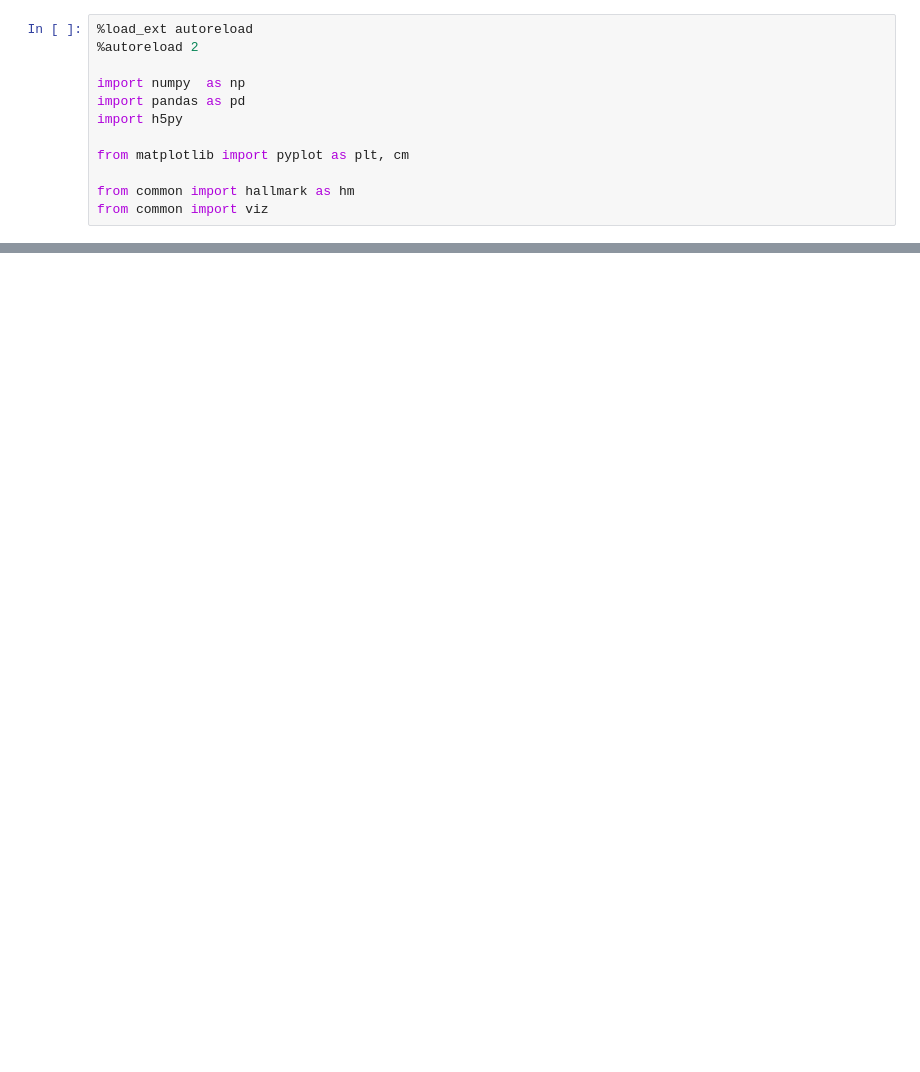
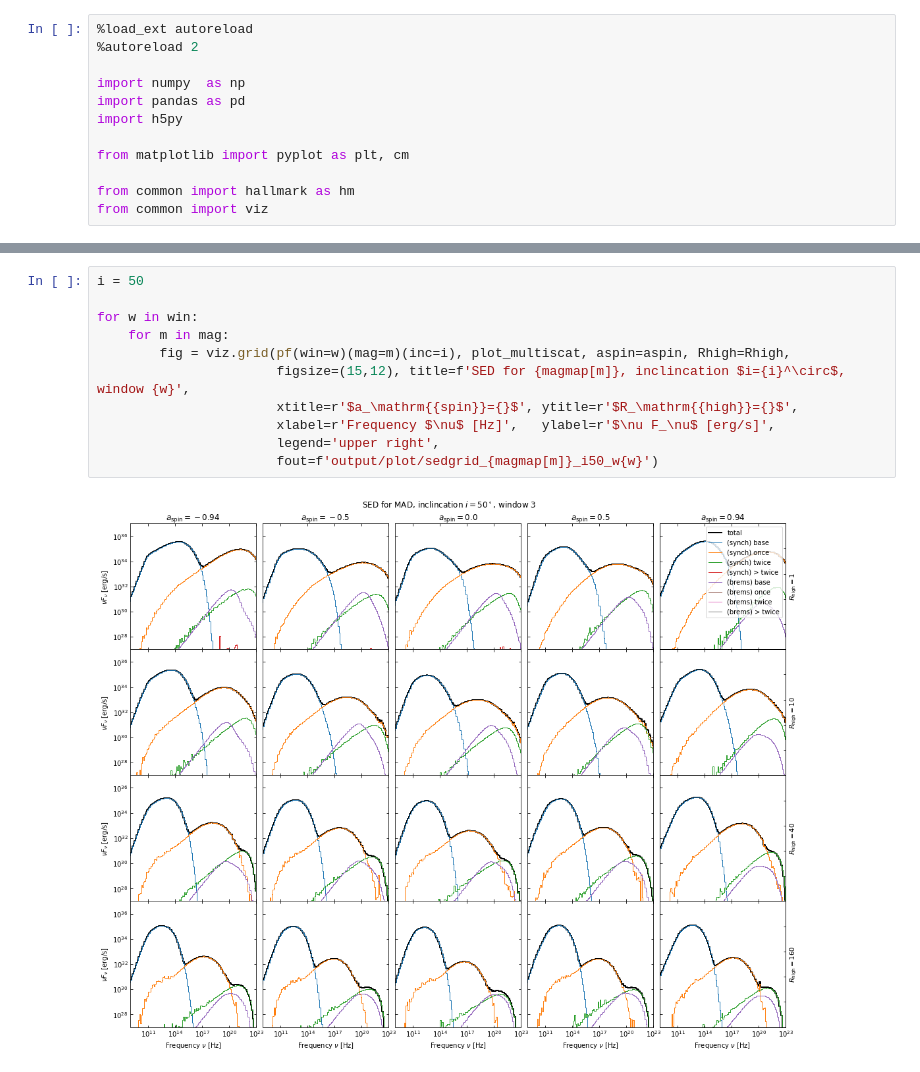
Before and after one commit to eventhorizontelescope/2017_sgra_paper5, a Jupyter notebook: output_sedgrid.ipynb, the cells around one changed output, grey strips where cells are left out. Cells and saved outputs as stored; diff of their text form; blank space fills up the shorter version.

```diff
--- a/output_sedgrid.ipynb
+++ b/output_sedgrid.ipynb
@@ -66,0 +75,13 @@ for w in win:
+# %%
+i = 50
+
+for w in win:
+    for m in mag:
+        fig = viz.grid(pf(win=w)(mag=m)(inc=i), plot_multiscat, aspin=aspin, Rhigh=Rhigh,
+                       figsize=(15,12), title=f'SED for {magmap[m]}, inclincation $i={i}^\circ$, window {w}',
+                       xtitle=r'$a_\mathrm{{spin}}={}$', ytitle=r'$R_\mathrm{{high}}={}$',
+                       xlabel=r'Frequency $\nu$ [Hz]',   ylabel=r'$\nu F_\nu$ [erg/s]',
+                       legend='upper right',
+                       fout=f'output/plot/sedgrid_{magmap[m]}_i50_w{w}')
+# %% [output]
+[figure, added]
```
Also changed, not shown: parts of 7 cells of this notebook, 1 other file.
